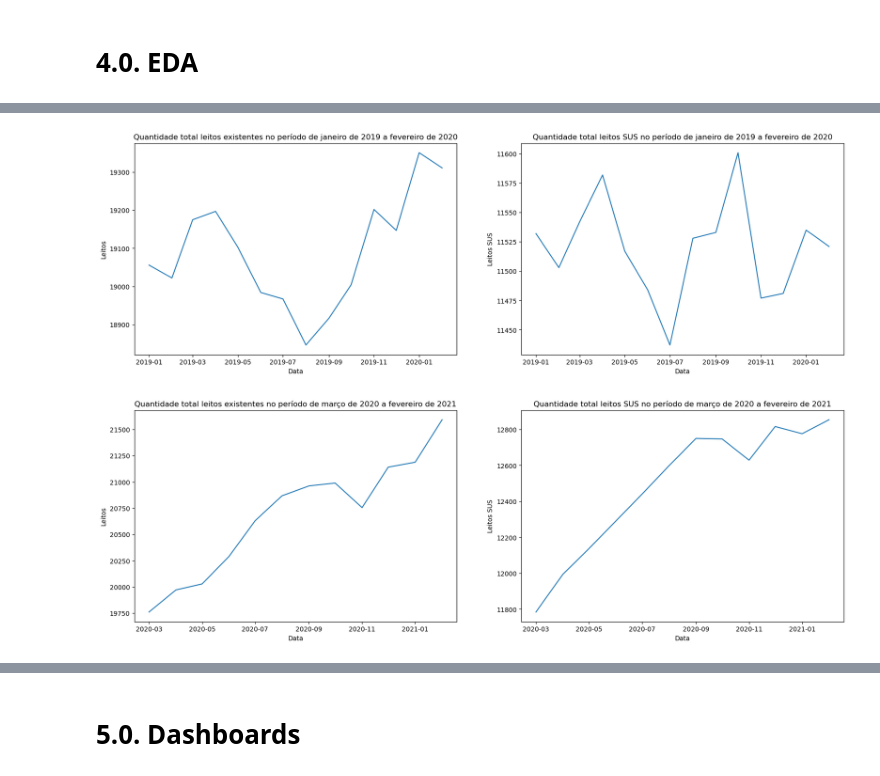
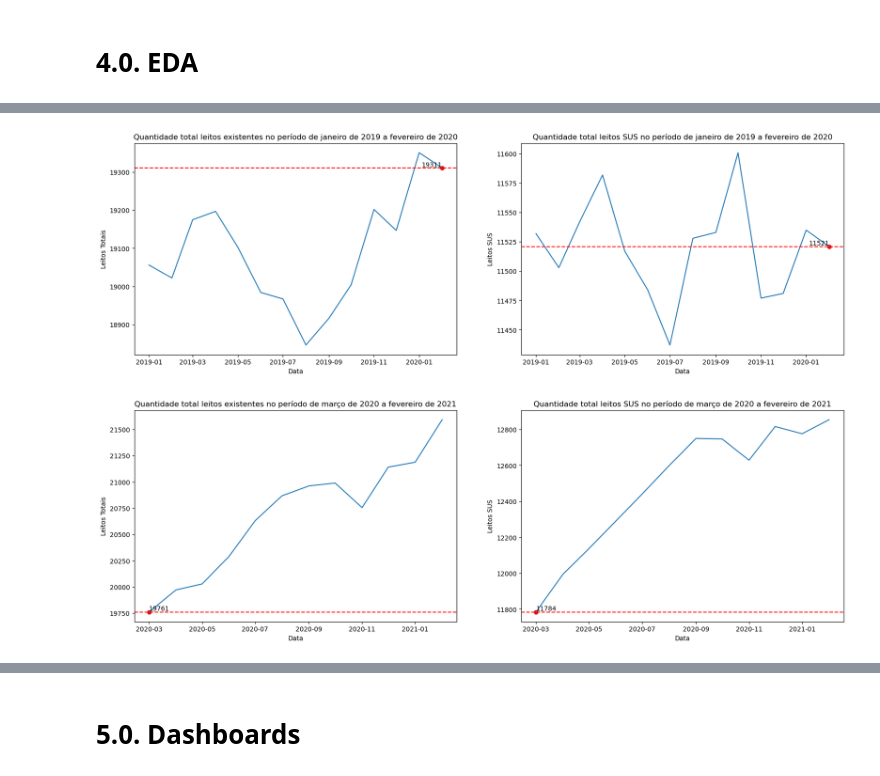
Before and after one commit to math-prog/covid19_leitos_go, a Jupyter notebook: notebooks/0.0-mso-covid_19_leitos.ipynb, the cells around one changed output, grey strips where cells are left out. Drawn from its saved outputs; the diff is of its cells as text; code cells hidden in the pictures.

```diff
--- a/notebooks/0.0-mso-covid_19_leitos.ipynb
+++ b/notebooks/0.0-mso-covid_19_leitos.ipynb
@@ -291,28 +301,36 @@ df4 = df3.copy()
 # %%
 aux1 = df4[(df4['COMPETEN'] >= '2019-01-01') & (df4['COMPETEN'] <= '2020-02-29')]
 aux2 = aux1.groupby('COMPETEN')['QT_EXIST'].sum()
 
 aux3 =  df4[(df4['COMPETEN'] >= '2019-01-01') & (df4['COMPETEN'] <= '2020-02-29')]
 aux4 = aux3.groupby('COMPETEN')['QT_SUS'].sum()
 
 plt.figure(figsize=(20,6))
 plt.subplot(1,2,1)
 plt.plot(aux2.index, aux2.values)
+ax1 = plt.gca()
+ax1.axhline(aux2.values[-1], color = 'r', linestyle = '--')
+ax1.scatter(aux2.index[-1], aux2.values[-1], color = 'r')
+ax1.text(aux2.index[-1], aux2.values[-1], f'{aux2.values[-1]:}', ha='right', va='bottom', fontsize=10)
 plt.xlabel('Data')
-plt.ylabel('Leitos')
+plt.ylabel('Leitos Totais')
 plt.title('Quantidade total leitos existentes no período de janeiro de 2019 a fevereiro de 2020')
 
 #plt.figure(figsize=(8,8))
 plt.subplot(1,2,2)
 plt.plot(aux4.index, aux4.values)
+ax2 = plt.gca()
+ax2.axhline(aux4.values[-1], color = 'r', linestyle = '--')
+ax2.scatter(aux4.index[-1], aux4.values[-1], color = 'r')
+ax2.text(aux4.index[-1], aux4.values[-1], f'{aux4.values[-1]:}', ha='right', va='bottom', fontsize=10)
 plt.xlabel('Data')
 plt.ylabel('Leitos SUS')
 plt.title('Quantidade total leitos SUS no período de janeiro de 2019 a fevereiro de 2020')
 
 
 plt.show()
 # %% [output]
-[figure, old version]
+[figure, new version]
 # %%
 aux1 = df4[(df4['COMPETEN'] >= '2020-03-01') & (df4['COMPETEN'] <= '2021-02-28')]
 aux2 = aux1.groupby('COMPETEN')['QT_EXIST'].sum()
@@ -323,13 +341,22 @@ aux4 = aux3.groupby('COMPETEN')['QT_SUS'].sum()
 plt.figure(figsize=(20,6))
 plt.subplot(1,2,1)
 plt.plot(aux2.index, aux2.values)
+
 plt.xlabel('Data')
-plt.ylabel('Leitos')
+plt.ylabel('Leitos Totais')
+ax1 = plt.gca()
+ax1.axhline(aux2.values[0], color = 'r', linestyle = '--')
+ax1.scatter(aux2.index[0], aux2.values[0], color = 'r')
+ax1.text(aux2.index[0], aux2.values[0], f'{aux2.values[0]:}', ha='left', va='bottom', fontsize=10)
 plt.title('Quantidade total leitos existentes no período de março de 2020 a fevereiro de 2021')
 
 #plt.figure(figsize=(8,8))
 plt.subplot(1,2,2)
 plt.plot(aux4.index, aux4.values)
+ax2 = plt.gca()
+ax2.axhline(aux4.values[0], color = 'r', linestyle = '--')
+ax2.scatter(aux4.index[0], aux4.values[0], color = 'r')
+ax2.text(aux4.index[0], aux4.values[0], f'{aux4.values[0]:}', ha='left', va='bottom', fontsize=10)
 plt.xlabel('Data')
 plt.ylabel('Leitos SUS')
 plt.title('Quantidade total leitos SUS no período de março de 2020 a fevereiro de 2021')
@@ -337,4 +364,4 @@ plt.title('Quantidade total leitos SUS no período de março de 2020 a fevereiro
 
 plt.show()
 # %% [output]
-[figure, old version]
+[figure, new version]
```
Also changed, not shown: parts of 4 cells of this notebook.
